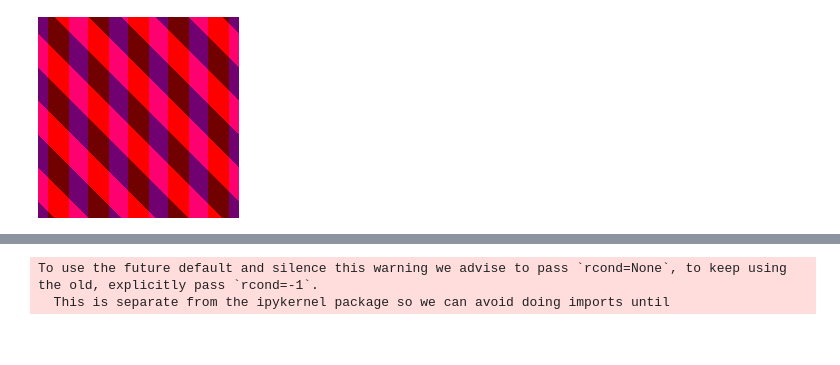
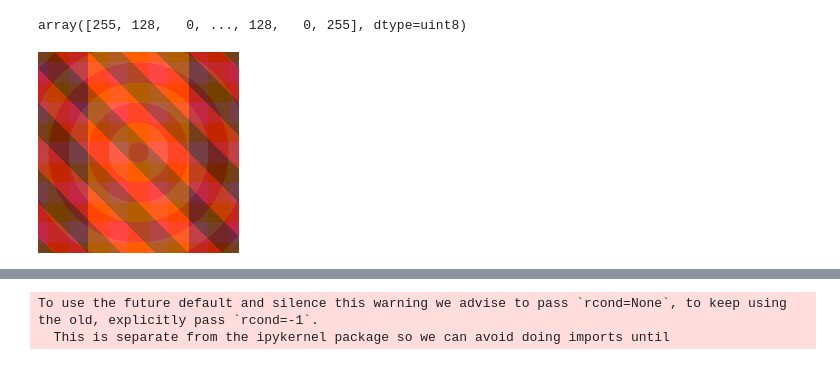
Before and after one commit to emannes/library-of-images, a Jupyter notebook: library.ipynb, the cells around one changed output, grey strips where cells are left out. Drawn from its saved outputs; the diff is of its cells as text; code cells hidden in the pictures.

```diff
--- a/library.ipynb
+++ b/library.ipynb
@@ -20,5 +21,9 @@ basis.append(Image.blend(ims['70-7'], basis[6],-1))
-# %%
-ims['70-7']
-# %% [output]
-[figure, removed]
+# %%
+np.array(basis[0]).flatten()
+# %% [output]
+array([255, 128,   0, ..., 128,   0, 255], dtype=uint8)
+# %%
+ims['41-8']
+# %% [output]
+[figure, added]
 # %%
```
Also changed, not shown: parts of 9 cells of this notebook.
